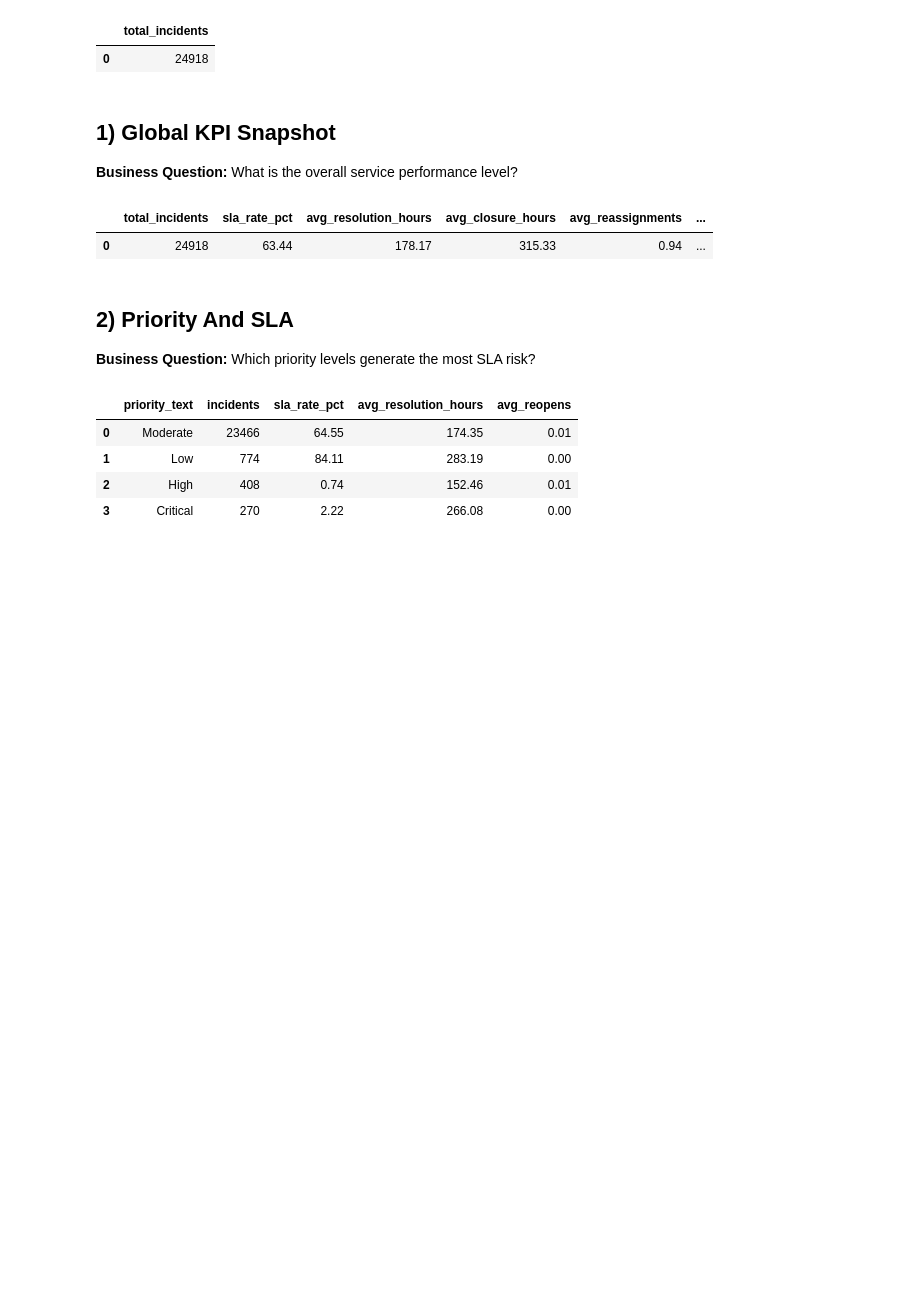
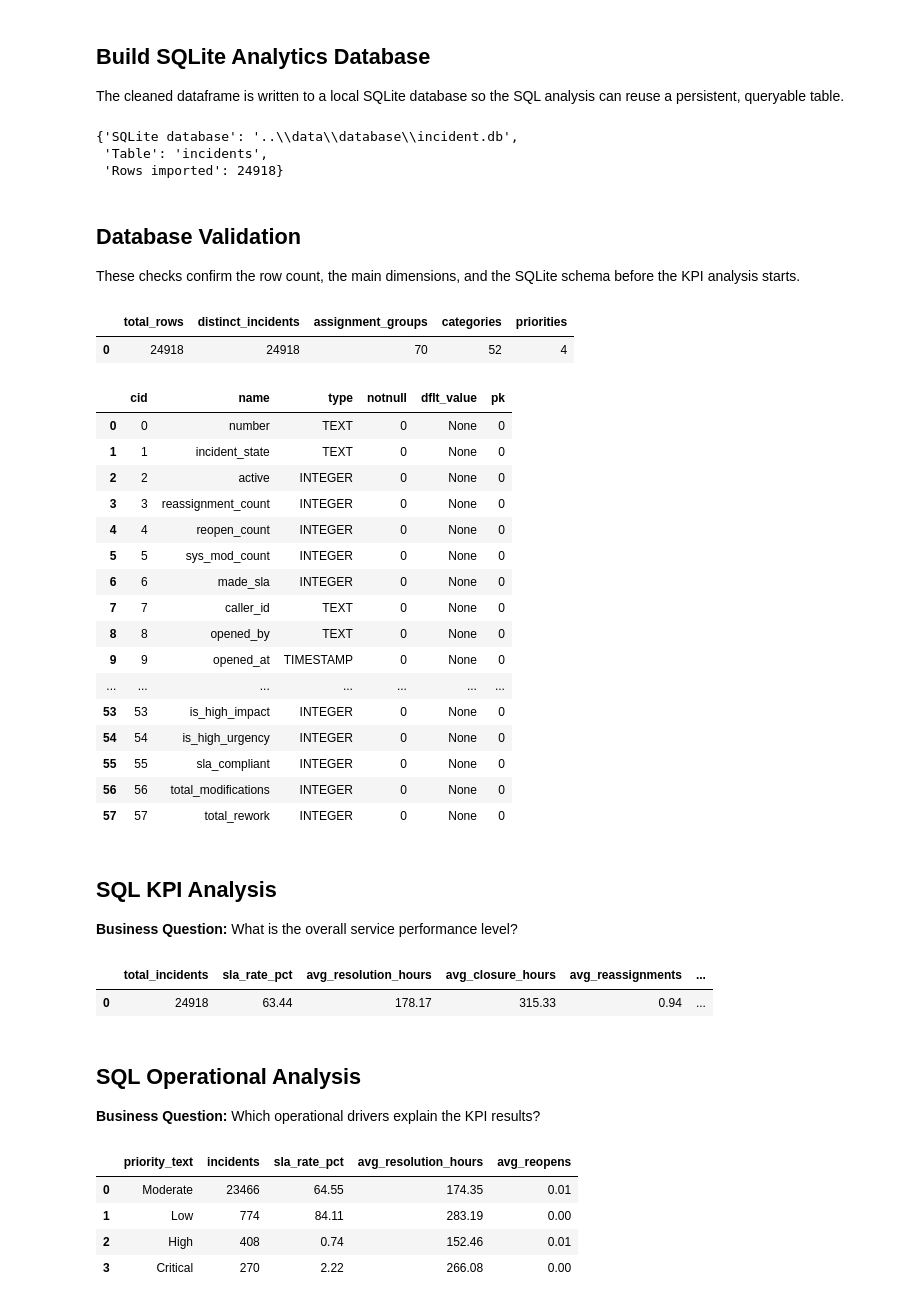
Before and after one commit to mila1515/IT-Service-Performance-Analytics, a Jupyter notebook: notebooks/04_SQL_Analysis.ipynb, the cells around one changed output. Saved outputs shown, nothing was run; the diff lists cells and outputs as text; code cells hidden in the pictures; blank space fills up the shorter version.

Commit message:
Polish SQL analysis notebook and EDA summary

```diff
--- a/notebooks/04_SQL_Analysis.ipynb
+++ b/notebooks/04_SQL_Analysis.ipynb
@@ -30,13 +113,73 @@ print({'dataset_path': str(DATA_PATH), 'shape': df.shape})
+# %% [markdown]
+## Build SQLite Analytics Database
+
+The cleaned dataframe is written to a local SQLite database so the SQL analysis can reuse a persistent, queryable table.
+# %%
+import sqlite3
+
+conn = sqlite3.connect(DB_PATH)
+df.to_sql('incidents', conn, if_exists='replace', index=False)
+
+display({
+    'SQLite database': str(DB_PATH),
+    'Table': 'incidents',
+    'Rows imported': len(df)
+})
+
+def run_sql(query: str) -> pd.DataFrame:
+    return pd.read_sql_query(query, conn)
+
+def save_sql_result(query: str, output_name: str) -> pd.DataFrame:
+    result = run_sql(query)
+    result.to_csv(EXPORT_DIR / output_name, index=False)
+    return result
+# %% [output]
+{'SQLite database': '..\\data\\database\\incident.db',
+ 'Table': 'incidents',
+ 'Rows imported': 24918}
+# %% [markdown]
+## Database Validation
+
+These checks confirm the row count, the main dimensions, and the SQLite schema before the KPI analysis starts.
 # %%
-def run_sql(query: str) -> pd.DataFrame:
-    return pd.read_sql_query(query, con)
+schema_overview = run_sql("""
+SELECT
+    COUNT(*) AS total_rows,
+    COUNT(DISTINCT number) AS distinct_incidents,
+    COUNT(DISTINCT assignment_group) AS assignment_groups,
+    COUNT(DISTINCT category) AS categories,
+    COUNT(DISTINCT priority_text) AS priorities
+FROM incidents;
+""")
 
-run_sql("SELECT COUNT(*) AS total_incidents FROM incidents;")
+table_columns = run_sql("""
+PRAGMA table_info(incidents);
+""")
+
+display(schema_overview)
+display(table_columns)
 # %% [output]
-|  | total_incidents |
-| 0 | 24918 |
+|  | total_rows | distinct_incidents | assignment_groups | categories | priorities |
+| 0 | 24918 | 24918 | 70 | 52 | 4 |
+|  | cid | name | type | notnull | dflt_value | pk |
+| 0 | 0 | number | TEXT | 0 | None | 0 |
+| 1 | 1 | incident_state | TEXT | 0 | None | 0 |
+| 2 | 2 | active | INTEGER | 0 | None | 0 |
+| 3 | 3 | reassignment_count | INTEGER | 0 | None | 0 |
+| 4 | 4 | reopen_count | INTEGER | 0 | None | 0 |
+| 5 | 5 | sys_mod_count | INTEGER | 0 | None | 0 |
+| 6 | 6 | made_sla | INTEGER | 0 | None | 0 |
+| 7 | 7 | caller_id | TEXT | 0 | None | 0 |
+| 8 | 8 | opened_by | TEXT | 0 | None | 0 |
+| 9 | 9 | opened_at | TIMESTAMP | 0 | None | 0 |
+| ... | ... | ... | ... | ... | ... | ... |
+| 53 | 53 | is_high_impact | INTEGER | 0 | None | 0 |
+| 54 | 54 | is_high_urgency | INTEGER | 0 | None | 0 |
+| 55 | 55 | sla_compliant | INTEGER | 0 | None | 0 |
+| 56 | 56 | total_modifications | INTEGER | 0 | None | 0 |
+| 57 | 57 | total_rework | INTEGER | 0 | None | 0 |
 # %% [markdown]
-## 1) Global KPI Snapshot
+## SQL KPI Analysis
 
 **Business Question:** What is the overall service performance level?
 # %%
@@ -54,9 +199,9 @@ FROM incidents;
 |  | total_incidents | sla_rate_pct | avg_resolution_hours | avg_closure_hours | avg_reassignments | ... |
 | 0 | 24918 | 63.44 | 178.17 | 315.33 | 0.94 | ... |
 # %% [markdown]
-## 2) Priority And SLA
+## SQL Operational Analysis
 
-**Business Question:** Which priority levels generate the most SLA risk?
+**Business Question:** Which operational drivers explain the KPI results?
 # %%
 run_sql("""
 SELECT
```
Also changed, not shown: parts of 29 cells of this notebook, 1 other file.
